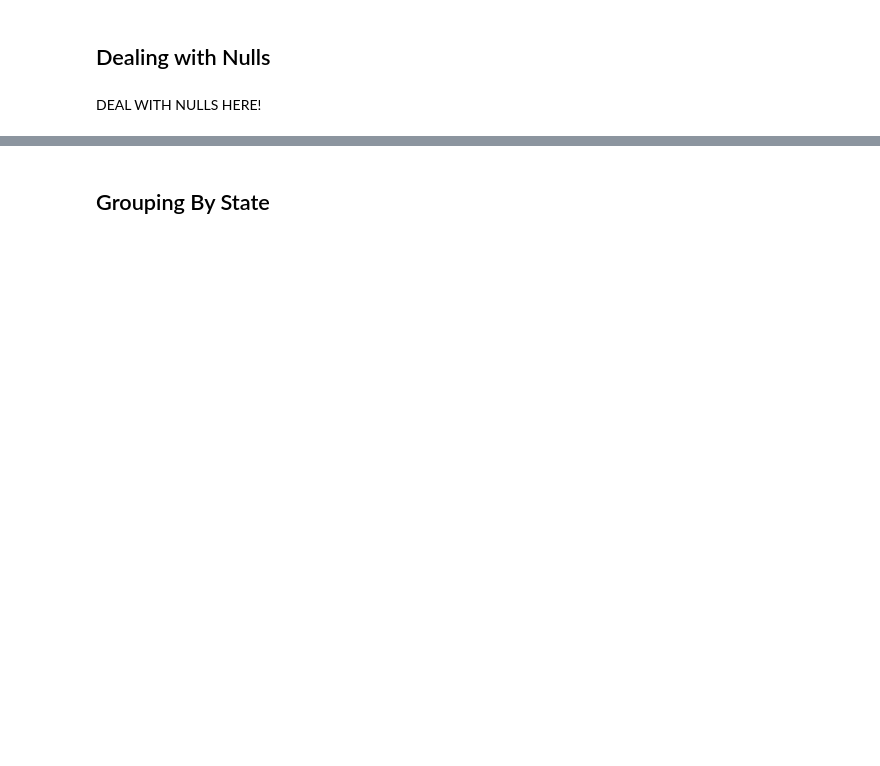
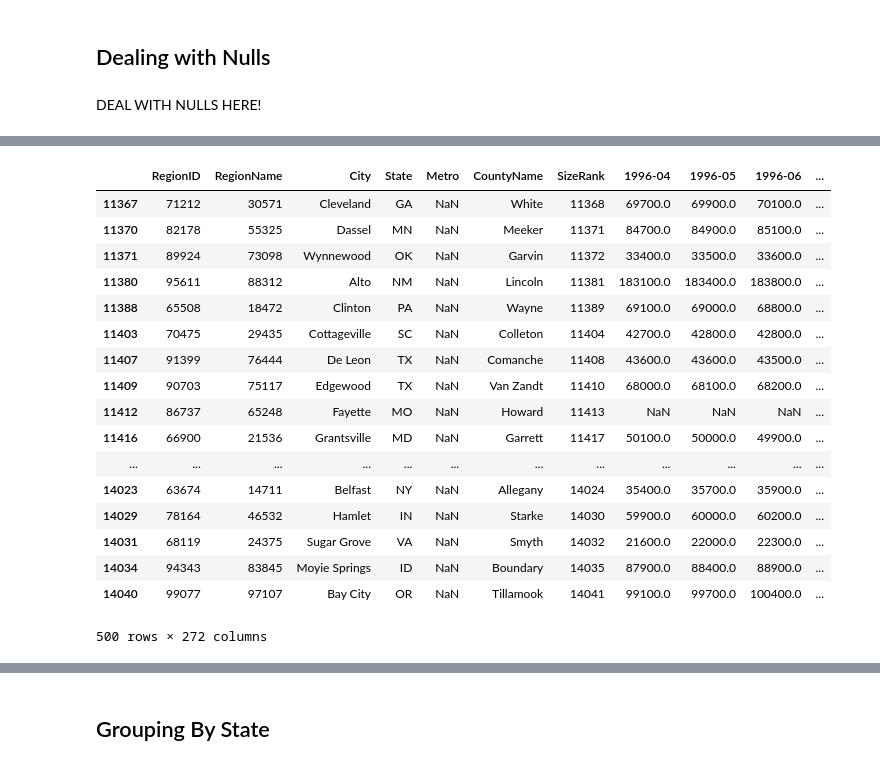
Before and after one commit to jxn628/dsc-phase-4-project-1, a Jupyter notebook: student.ipynb, the cells around one changed output, grey strips where cells are left out. Drawn from its saved outputs; the diff is of its cells as text; code cells hidden in the pictures; blank space fills up the shorter version.

```diff
--- a/student.ipynb
+++ b/student.ipynb
@@ -51,9 +51,10 @@ import matplotlib.pyplot as plt
 %matplotlib inline
 import matplotlib.ticker as mtick
 import seaborn as sns
+from statsmodels.tsa.stattools import adfuller
 
 plt.style.use('seaborn')
-pd.set_option('display.max_rows', 1000) #change the amount of rows displayed
+pd.set_option('display.max_rows', 1500) #change the amount of rows displayed
 # %%
 df = pd.read_csv("zillow_data.csv")
 # %%
@@ -69,3 +73,5 @@ df.head()
+# %%
+df['RegionName'] = df['RegionName'].astype(str).str.zfill(5)
 # %% [markdown]
 ## Checking for Null Values
 # %%
@@ -108,0 +134,21 @@ DEAL WITH NULLS HERE!
+# %%
+df.sort_values('Metro').tail(1000)
+# %% [output]
+|  | RegionID | RegionName | City | State | Metro | CountyName | SizeRank | 1996-04 | 1996-05 | 1996-06 | ... |
+| 11367 | 71212 | 30571 | Cleveland | GA | NaN | White | 11368 | 69700.0 | 69900.0 | 70100.0 | ... |
+| 11370 | 82178 | 55325 | Dassel | MN | NaN | Meeker | 11371 | 84700.0 | 84900.0 | 85100.0 | ... |
+| 11371 | 89924 | 73098 | Wynnewood | OK | NaN | Garvin | 11372 | 33400.0 | 33500.0 | 33600.0 | ... |
+| 11380 | 95611 | 88312 | Alto | NM | NaN | Lincoln | 11381 | 183100.0 | 183400.0 | 183800.0 | ... |
+| 11388 | 65508 | 18472 | Clinton | PA | NaN | Wayne | 11389 | 69100.0 | 69000.0 | 68800.0 | ... |
+| 11403 | 70475 | 29435 | Cottageville | SC | NaN | Colleton | 11404 | 42700.0 | 42800.0 | 42800.0 | ... |
+| 11407 | 91399 | 76444 | De Leon | TX | NaN | Comanche | 11408 | 43600.0 | 43600.0 | 43500.0 | ... |
+| 11409 | 90703 | 75117 | Edgewood | TX | NaN | Van Zandt | 11410 | 68000.0 | 68100.0 | 68200.0 | ... |
+| 11412 | 86737 | 65248 | Fayette | MO | NaN | Howard | 11413 | NaN | NaN | NaN | ... |
+| 11416 | 66900 | 21536 | Grantsville | MD | NaN | Garrett | 11417 | 50100.0 | 50000.0 | 49900.0 | ... |
+| ... | ... | ... | ... | ... | ... | ... | ... | ... | ... | ... | ... |
+| 14023 | 63674 | 14711 | Belfast | NY | NaN | Allegany | 14024 | 35400.0 | 35700.0 | 35900.0 | ... |
+| 14029 | 78164 | 46532 | Hamlet | IN | NaN | Starke | 14030 | 59900.0 | 60000.0 | 60200.0 | ... |
+| 14031 | 68119 | 24375 | Sugar Grove | VA | NaN | Smyth | 14032 | 21600.0 | 22000.0 | 22300.0 | ... |
+| 14034 | 94343 | 83845 | Moyie Springs | ID | NaN | Boundary | 14035 | 87900.0 | 88400.0 | 88900.0 | ... |
+| 14040 | 99077 | 97107 | Bay City | OR | NaN | Tillamook | 14041 | 99100.0 | 99700.0 | 100400.0 | ... |
+500 rows × 272 columns
```
Also changed, not shown: parts of 40 cells of this notebook.
